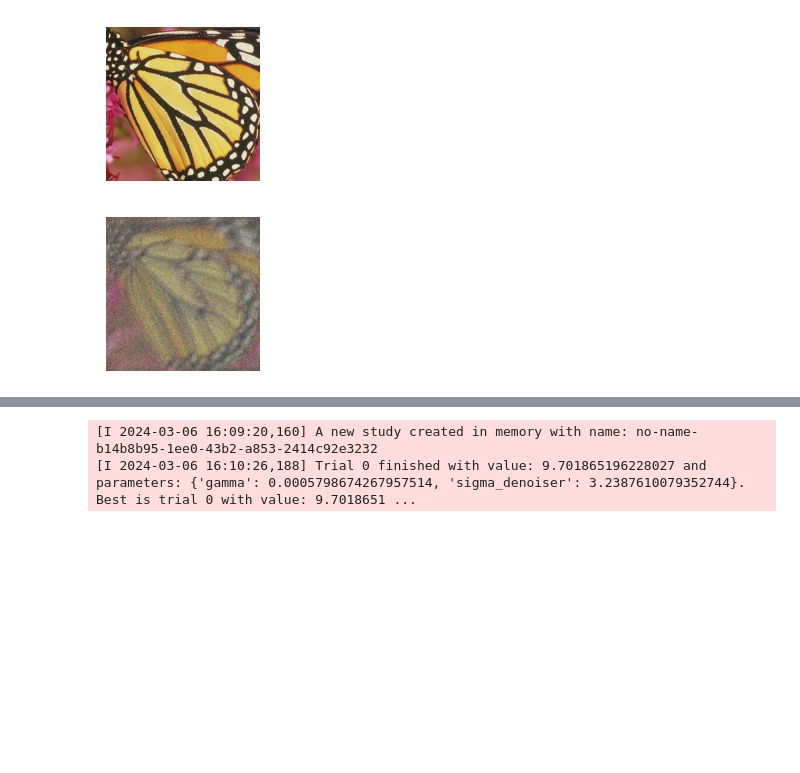
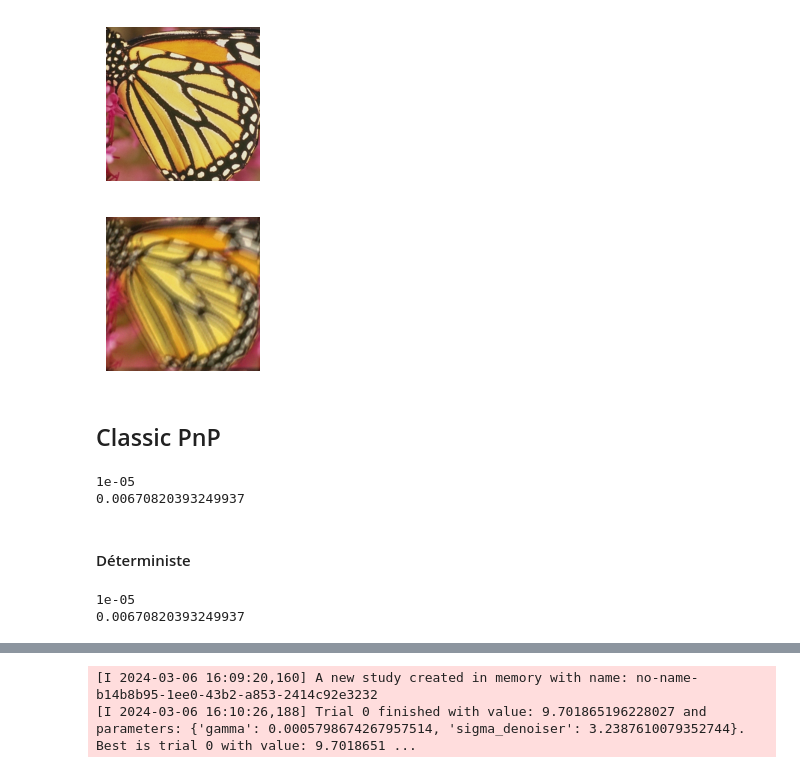
Before and after one commit to JaybeeH32/GenerativeModellingProject, a Jupyter notebook: PMC.ipynb, the cells around one changed output, grey strips where cells are left out. Drawn from its saved outputs; the diff is of its cells as text; code cells hidden in the pictures; blank space fills up the shorter version.

```diff
--- a/PMC.ipynb
+++ b/PMC.ipynb
@@ -23,17 +28,77 @@ Selected GPU 0 with 23809 MB free memory
 # %%
-sigma = 0.2  # noise level
+sigma = 0.01  # noise level
 
 physics = get_blur_physics(sigma, device)
 
 #physics = get_inpainting_physics(img_size, sigma, device)
 
 torch.manual_seed(0)
 
 # load Gaussian Likelihood
 
 y = physics(x)
 plot(x_true.detach().cpu())
 plot(y)
 # %% [output]
 [figure]
-[figure, old version]
+[figure, new version]
+# %% [markdown]
+## Classic PnP
+# %%
+gamma = 1e-5
+alpha = 1
+iterations = int(1e3) if torch.cuda.is_available() else 10
+sigma_denoiser = np.sqrt(2 * gamma) * 1.5
+print(gamma)
+print(sigma_denoiser)
+
+likelihood = dinv.optim.L2(sigma=sigma_denoiser)
+
+prior = dinv.optim.ScorePrior(
+    denoiser=dinv.models.DRUNet(pretrained="download")
+    #denoiser=dinv.models.DiffUNet(large_model=False)
+).to(device)
+
+
+pmc_pnp = PMCPnP(prior=prior,
+                 data_fidelity=likelihood,
+                 max_iter=iterations,
+                 gamma=gamma,
+                 sigma=sigma_denoiser,
+                 alpha=alpha,
+                 deterministic = True,
+                 Himbert = False,
+                 )
+# %% [output]
+1e-05
+0.00670820393249937
+# %% [markdown]
+#### Déterministe
+# %%
+gamma = 1e-5
+alpha = 1
+iterations = int(1e3) if torch.cuda.is_available() else 10
+sigma_denoiser = np.sqrt(2 * gamma) * 1.5
+print(gamma)
+print(sigma_denoiser)
+
+likelihood = dinv.optim.L2(sigma=sigma_denoiser)
+
+prior = dinv.optim.ScorePrior(
+    denoiser=dinv.models.DRUNet(pretrained="download")
+    #denoiser=dinv.models.DiffUNet(large_model=False)
+).to(device)
+
+
+pmc_pnp = PMCPnP(prior=prior,
+                 data_fidelity=likelihood,
+                 max_iter=iterations,
+                 gamma=gamma,
+                 sigma=sigma_denoiser,
+                 alpha=alpha,
+                 deterministic = True,
+                 Himbert = True,
+                 )
+# %% [output]
+1e-05
+0.00670820393249937
```
Also changed, not shown: parts of 16 cells of this notebook, 1 other file.
